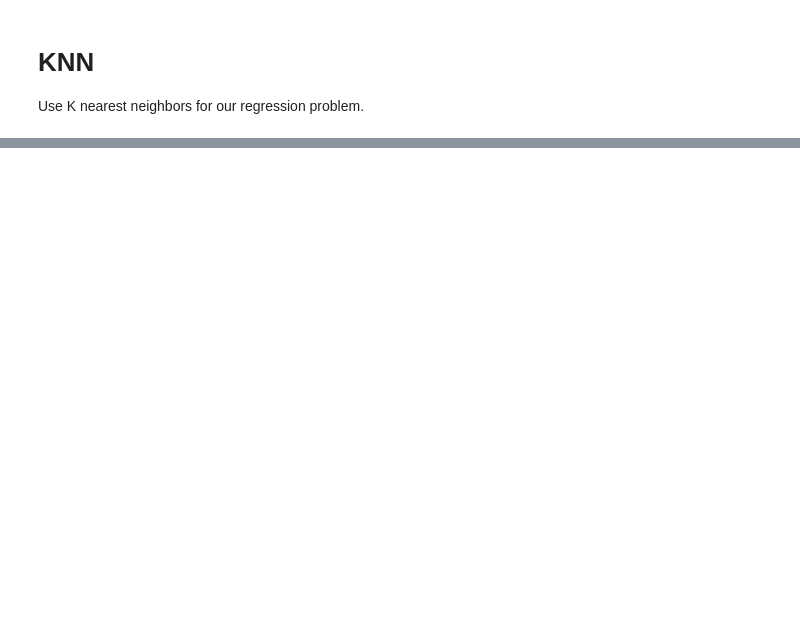
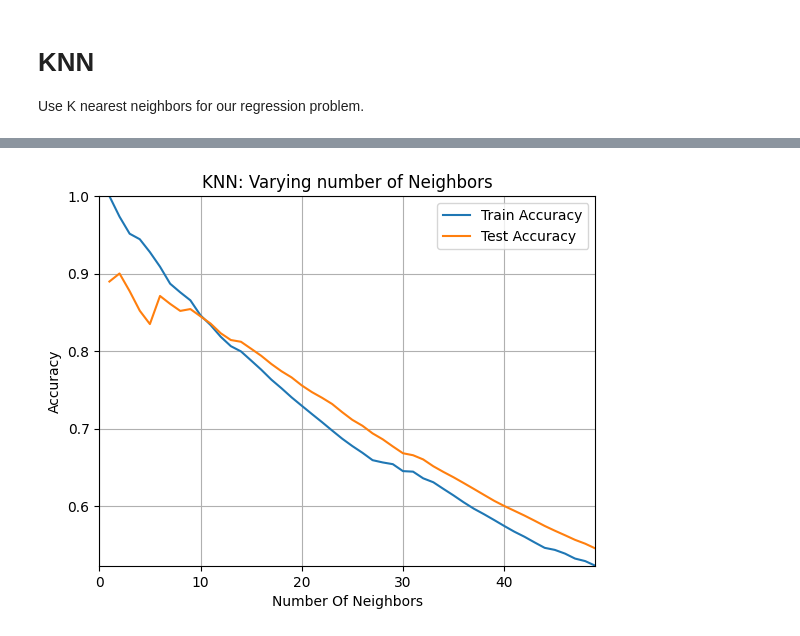
Before and after one commit to pierre-jezegou/fib-ml-project, a Jupyter notebook: knn.ipynb, the cells around one changed output, grey strips where cells are left out. Saved outputs shown, nothing was run; the diff lists cells and outputs as text; code cells hidden in the pictures; blank space fills up the shorter version.

```diff
--- a/knn.ipynb
+++ b/knn.ipynb
@@ -69,24 +80,29 @@ results
 # More complex model
 train_score = {}
 test_score = {}
-n_neighbors = np.arange(1, 30, 1)
+n_neighbors = np.arange(1, 50, 1)
 
 for neighbor in n_neighbors:
-    knn = KNeighborsRegressor(n_neighbors=neighbor)
+    knn = Pipeline(steps=[
+                ('preprocessor', preprocessor),
+                ('regressor', KNeighborsRegressor(n_neighbors=neighbor))
+            ])
     knn.fit(X_train, y_train)
     train_score[neighbor]=knn.score(X_train, y_train)
     test_score[neighbor]=knn.score(X_test, y_test)
 # %%
 plt.plot(n_neighbors, train_score.values(), label="Train Accuracy")
 plt.plot(n_neighbors, test_score.values(), label="Test Accuracy")
 plt.xlabel("Number Of Neighbors")
 plt.ylabel("Accuracy")
 plt.title("KNN: Varying number of Neighbors")
 plt.legend()
-plt.xlim(0, 33)
-plt.ylim(0.60, 1)
+plt.xlim(0, max(n_neighbors))
+plt.ylim(min(train_score.values()), max(train_score.values()))
 plt.grid()
 plt.show()
+# %% [output]
+[figure, added]
 # %%
 from sklearn.model_selection import KFold
 
```
Also changed, not shown: parts of 14 cells of this notebook.
